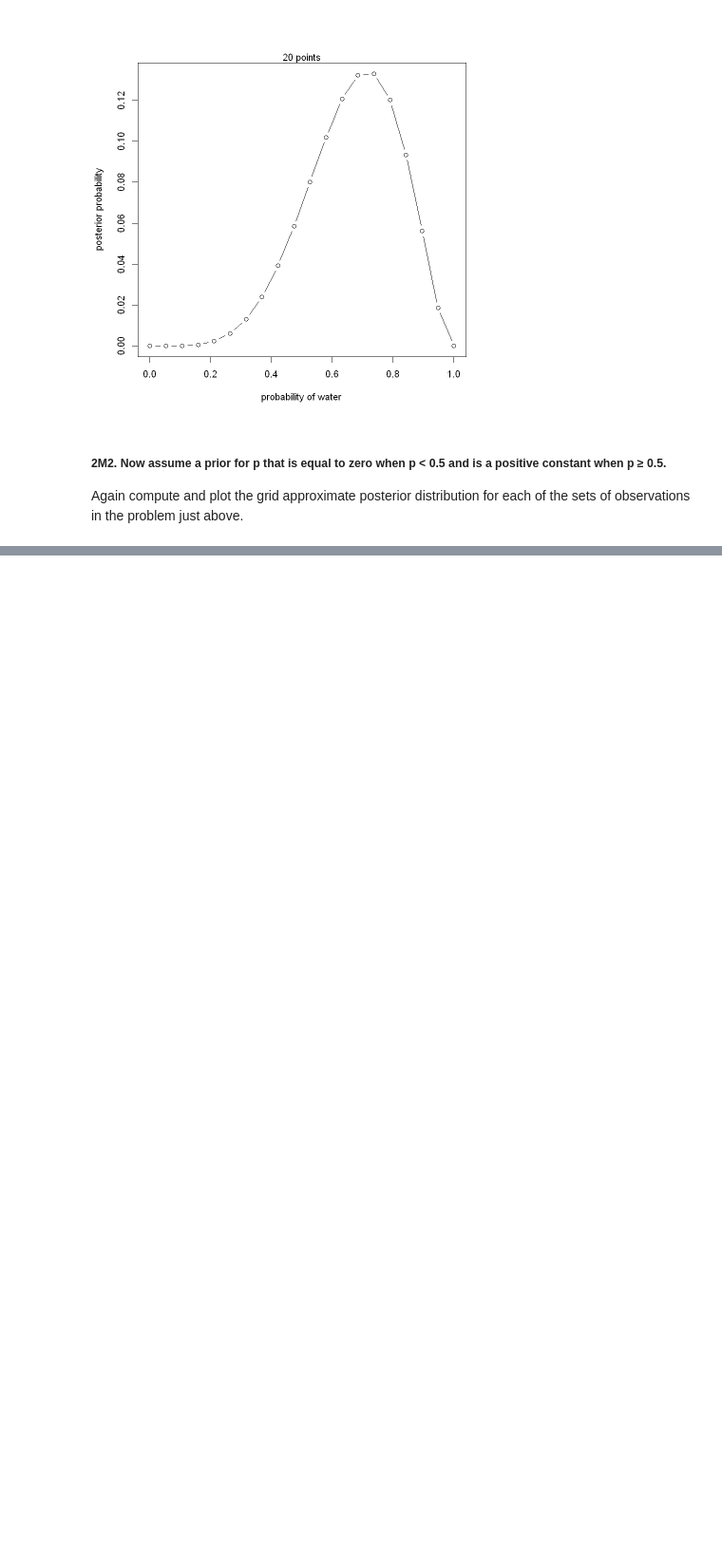
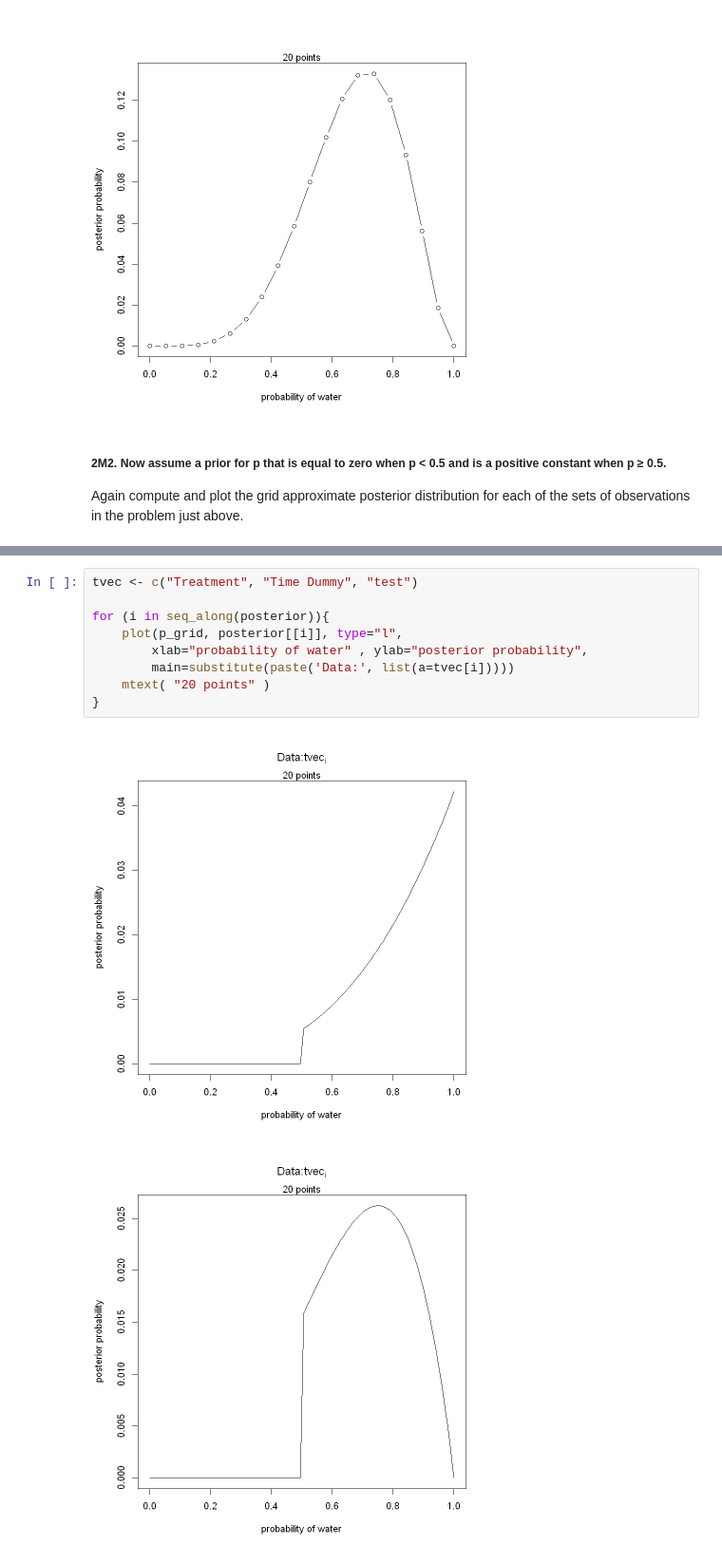
Before and after one commit to bingson/R_study, a Jupyter notebook: SR_Practice_C2.ipynb, the cells around one changed output, grey strips where cells are left out. Shown at 95% size. Drawn from its saved outputs; the diff is of its cells as text; blank space fills up the shorter version.

```diff
--- a/SR_Practice_C2.ipynb
+++ b/SR_Practice_C2.ipynb
@@ -187,0 +193,12 @@ first card.
+# %%
+tvec <- c("Treatment", "Time Dummy", "test")
+
+for (i in seq_along(posterior)){
+    plot(p_grid, posterior[[i]], type="l",
+        xlab="probability of water" , ylab="posterior probability",
+        main=substitute(paste('Data:', list(a=tvec[i]))))
+    mtext( "20 points" )
+}
+# %% [output]
+[figure, added]
+[figure, added]
```
Also changed, not shown: parts of 79 cells of this notebook.
